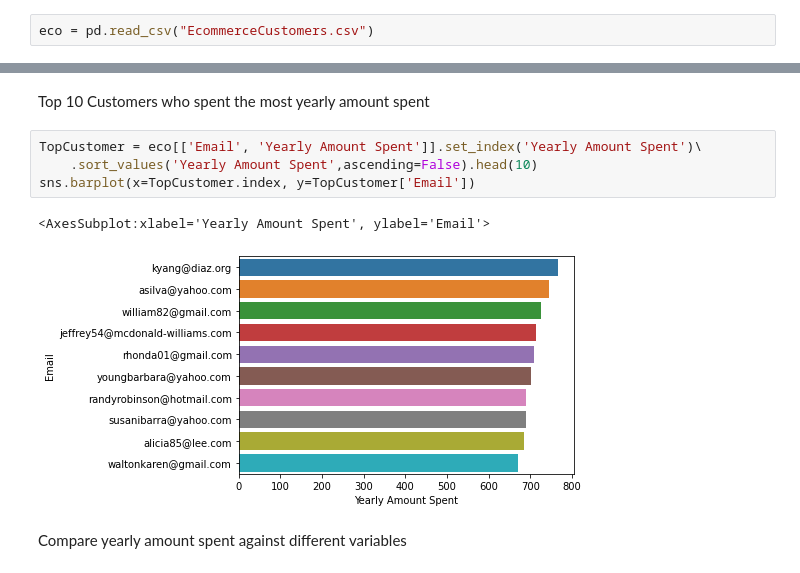
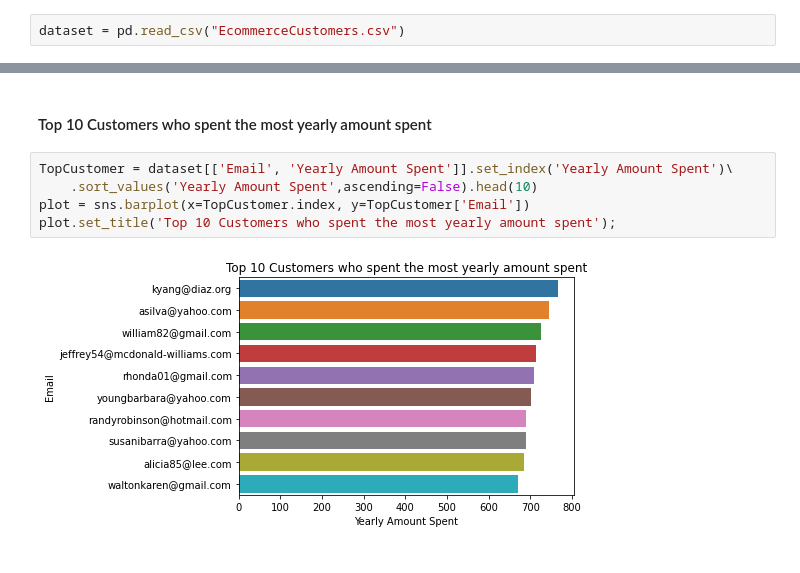
Before and after one commit to daeisbae/KaggleEcommerceAnalysisAndML, a Jupyter notebook: DataAnalysis.ipynb, the cells around one changed output, grey strips where cells are left out. Drawn from its saved outputs; the diff is of its cells as text.

```diff
--- a/DataAnalysis.ipynb
+++ b/DataAnalysis.ipynb
@@ -5,4 +7,4 @@ import seaborn as sns
 %matplotlib inline
 # %%
-eco = pd.read_csv("EcommerceCustomers.csv")
+dataset = pd.read_csv("EcommerceCustomers.csv")
 # %%
@@ -29,13 +31,11 @@ eco.describe()
 | 75% | 33.711985 | 12.753850 | 37.716432 | 4.126502 | 549.313828 |
 | max | 36.139662 | 15.126994 | 40.005182 | 6.922689 | 765.518462 |
 # %% [markdown]
-Top 10 Customers who spent the most yearly amount spent
+#### Top 10 Customers who spent the most yearly amount spent
 # %%
-TopCustomer = eco[['Email', 'Yearly Amount Spent']].set_index('Yearly Amount Spent')\
+TopCustomer = dataset[['Email', 'Yearly Amount Spent']].set_index('Yearly Amount Spent')\
     .sort_values('Yearly Amount Spent',ascending=False).head(10)
-sns.barplot(x=TopCustomer.index, y=TopCustomer['Email'])
+plot = sns.barplot(x=TopCustomer.index, y=TopCustomer['Email'])
+plot.set_title('Top 10 Customers who spent the most yearly amount spent');
 # %% [output]
-<AxesSubplot:xlabel='Yearly Amount Spent', ylabel='Email'>
-[figure, old version]
+[figure, new version]
-# %% [markdown]
-Compare yearly amount spent against different variables
```
Also changed, not shown: parts of 15 cells of this notebook, 10 other files.
